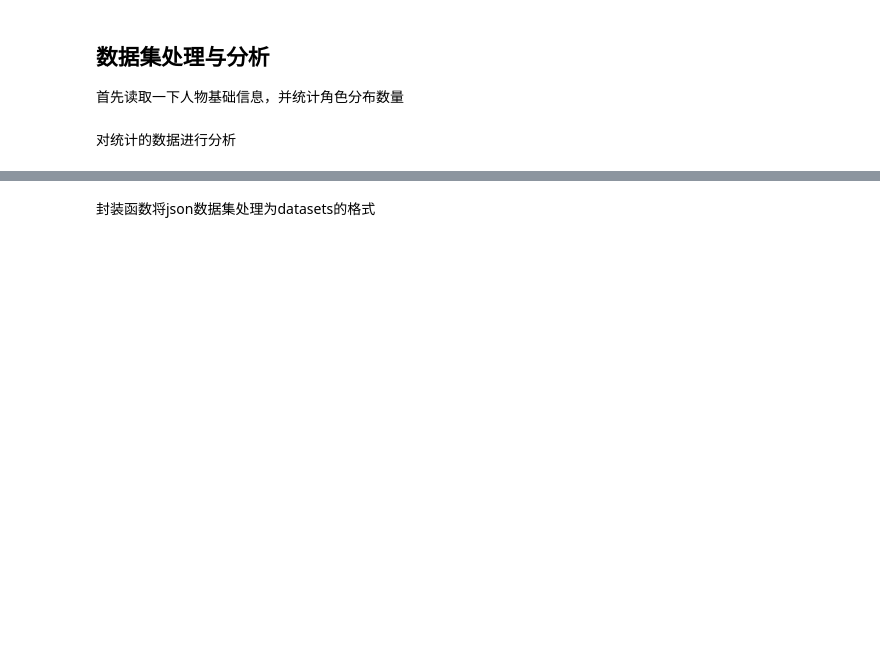
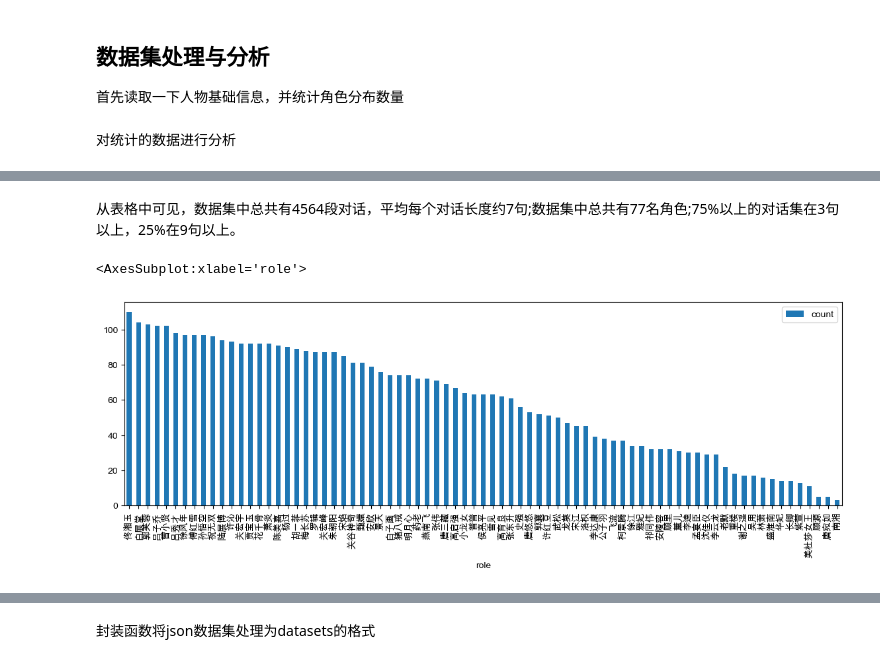
Before and after one commit to baidubce/bce-qianfan-sdk, a Jupyter notebook: cookbook/finetune/finetune_roleplay.ipynb, the cells around one changed output, grey strips where cells are left out. Drawn from its saved outputs; the diff is of its cells as text; code cells hidden in the pictures; blank space fills up the shorter version.

```diff
--- a/cookbook/finetune/finetune_roleplay.ipynb
+++ b/cookbook/finetune/finetune_roleplay.ipynb
@@ -75,7 +75,6 @@ from pprint import pprint
 plt.rcParams['font.sans-serif'] = ['SimHei'] # 中文显示
 plt.rcParams['font.sans-serif'] = ['Arial Unicode MS'] # macOS下中文显示
 
-df = pd.DataFrame.from_dict(role_cnt, orient='index', columns=['count']).reset_index()
-df.columns = ['role', 'count']
-df.sort_values(by='count', ascending=False, inplace=True)
-df.plot(x='role', y='count', kind='bar', figsize=(14, 4))
+df = pd.read_json("./data/character_dialogs.json").set_index('id').sort_index()
+df['context'] = df['context'].apply(lambda x: len(x.split("\n")))
+df.rename(columns={'context': 'dialog_len'}, inplace=True)
@@ -94,0 +110,7 @@ df.tail(5).pivot_table(index='role').T
+# %% [markdown]
+从表格中可见，数据集中总共有4564段对话，平均每个对话长度约7句;数据集中总共有77名角色;75%以上的对话集在3句以上，25%在9句以上。
+# %%
+df.groupby('role').agg(count=('dialog_len', 'count')).sort_values(by='count', ascending=False).plot(kind='bar', figsize=(14, 4))
+# %% [output]
+<AxesSubplot:xlabel='role'>
+[figure, added]
```
Also changed, not shown: parts of 11 cells of this notebook, 1 other file.
